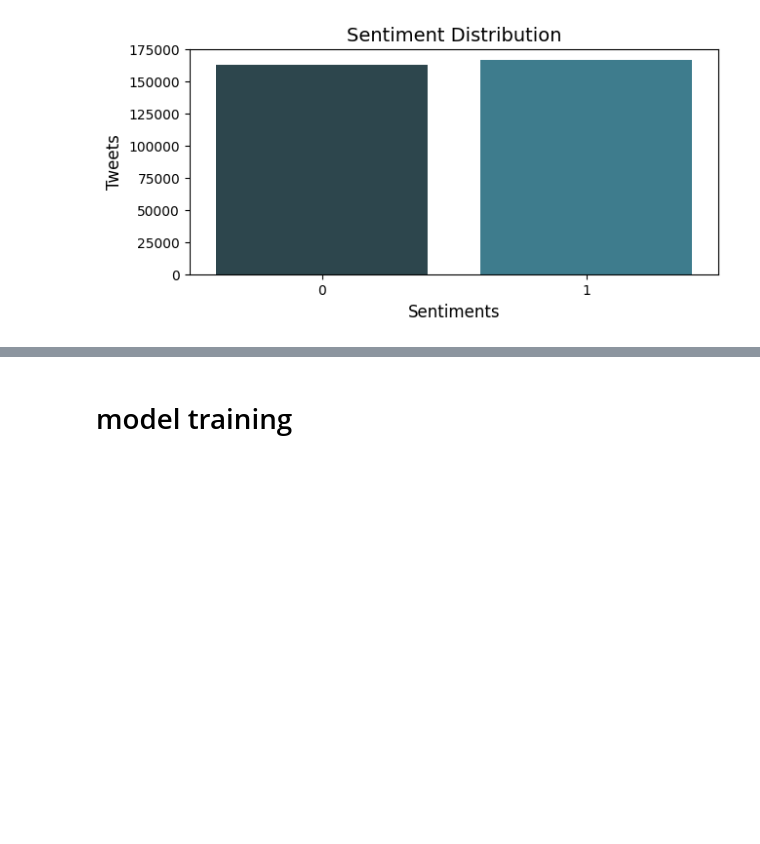
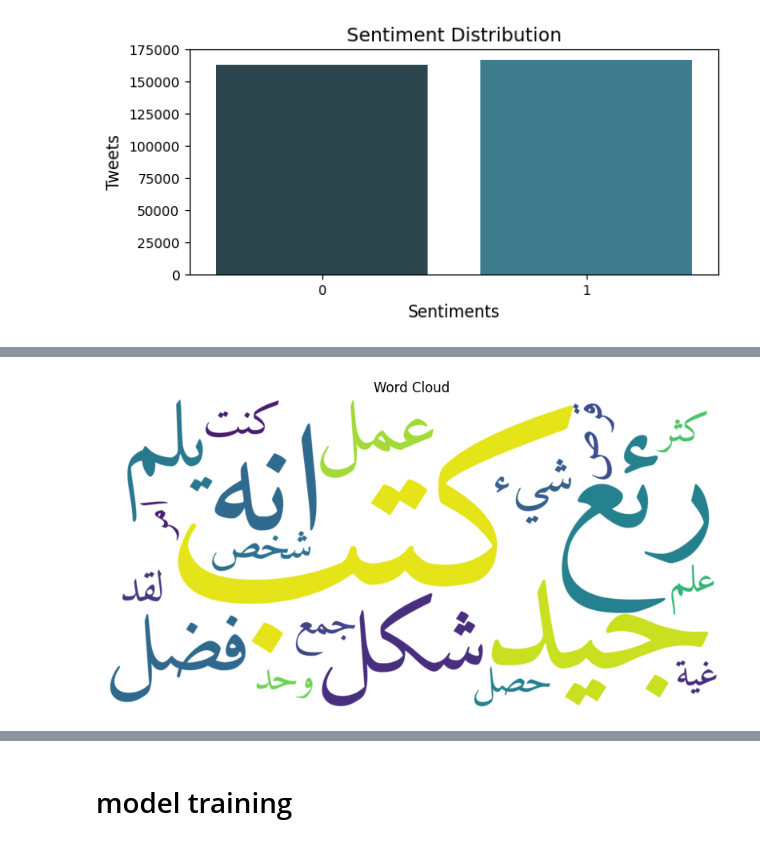
Before and after one commit to Mohammad-Hasweh/Arabic-sentiment-analysis, a Jupyter notebook: arabic_setntiment_analysis.ipynb, the cells around one changed output, grey strips where cells are left out. Saved outputs shown, nothing was run; the diff lists cells and outputs as text; code cells hidden in the pictures; blank space fills up the shorter version.

```diff
--- a/arabic_setntiment_analysis.ipynb
+++ b/arabic_setntiment_analysis.ipynb
@@ -367,26 +354,24 @@ TypeError: '<' not supported between instances of 'str' and 'int'
-# %%
-def word2cloud(word_freq):
-
-    # Reshape Arabic text to make it display correctly in word cloud
-    reshaped_words = {arabic_reshaper.reshape(k): v for k, v in word_freq.items()}
-
-    # Generate the word cloud with reshaped Arabic text
-    wordcloud = WordCloud(
-        font_path=None,  # You can specify a custom Arabic font if needed
-        width=800,
-        height=400,
-        background_color='white',
-        max_words=200,
-        colormap='viridis'
-    ).generate_from_frequencies(reshaped_words)
-
-    plt.figure(figsize=(10, 5))
-
-    # Correctly display Arabic text (from reshaped to bidi)
-    plt.imshow(get_display(wordcloud), interpolation='bilinear')
-
-    plt.axis('off')  # Remove axes
-    plt.show()
+# %%
+def word2cloud(word_freq):
+  word_freq=' '.join(word_freq["Common_words"].to_numpy())
+  reshaped_text = arabic_reshaper.reshape(word_freq)
+  reshaped_text=reshaped_text[::-1]
+  bidi_text = get_display(reshaped_text)
+
+  wordcloud = WordCloud(font_path='/content/Amiri-Regular.ttf',  # Correct font path
+                      background_color='white',
+                      mode='RGB',
+                      width=2000, height=1000).generate(bidi_text)
+
+  plt.figure(figsize=(10, 5))
+  plt.title("Word Cloud")
+  plt.imshow(wordcloud, interpolation='bilinear')
+  plt.axis("off")
+  plt.show()
+# %%
+word2cloud(common_train)
+# %% [output]
+[figure, added]
 # %%
 x_train_model=x_train.apply(clean_text)
 x_test_model=x_test.apply(clean_text)
```
Also changed, not shown: parts of 26 cells of this notebook.
